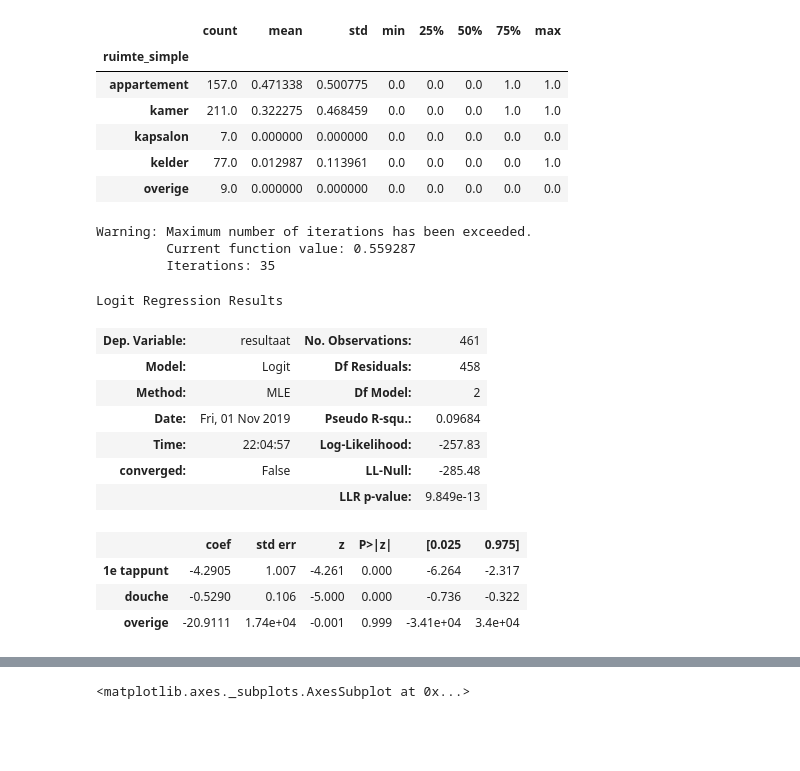
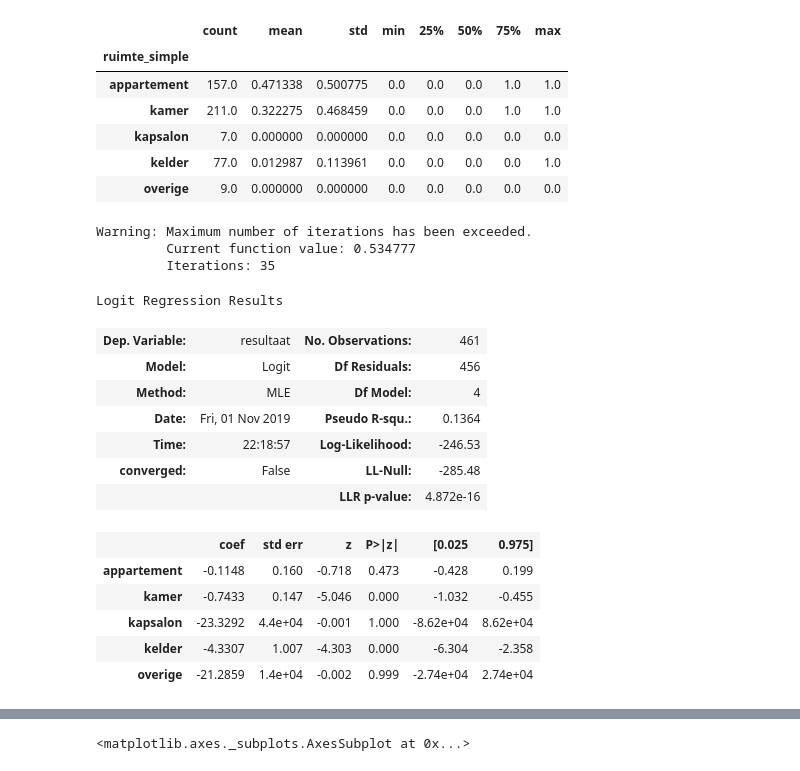
Before and after one commit to esquire900/team-water, a Jupyter notebook: heeft-het-nut/data-tapping-points.ipynb, the cells around one changed output, grey strips where cells are left out. Drawn from its saved outputs; the diff is of its cells as text; code cells hidden in the pictures; blank space fills up the shorter version.

```diff
--- a/heeft-het-nut/data-tapping-points.ipynb
+++ b/heeft-het-nut/data-tapping-points.ipynb
@@ -13,7 +13,7 @@ df['datetime'] = pd.to_datetime(df.datum + ' ' + df.tijd)
 def convert_tappunt(x):
     x = str(x).lower()
     if 'thermostatische douchemengkraan' in x or 'therm.' in x:
-        return 'douche'
+        return 'therm douche'
     if 'douche' in x:
         return 'douche'
     if '1e tappunt' in x:
@@ -49,3 +49,4 @@ def get_level(x):
     return -1
 
 df_tmp['app_level'] = df_tmp.ruimte.apply(get_level)
+target = (df_tmp.resultaat > 0).astype(int)
@@ -61,21 +117,23 @@ df_tmp['app_level'] = df_tmp.ruimte.apply(get_level)
 | overige | 9.0 | 0.000000 | 0.000000 | 0.0 | 0.0 | 0.0 | 0.0 | 0.0 |
 # %%
 model = sm.Logit(df_tmp.resultaat > 0,
-                 pd.get_dummies(df_tmp['tappunt_simple']))
+                 pd.get_dummies(df_tmp['ruimte_simple']))
 model.fit().summary()
 # %% [output]
 Warning: Maximum number of iterations has been exceeded.
-         Current function value: 0.559287
+         Current function value: 0.534777
          Iterations: 35
 Logit Regression Results
 | Dep. Variable: | resultaat | No. Observations: | 461 |
-| Model: | Logit | Df Residuals: | 458 |
-| Method: | MLE | Df Model: | 2 |
-| Date: | Fri, 01 Nov 2019 | Pseudo R-squ.: | 0.09684 |
-| Time: | 22:04:57 | Log-Likelihood: | -257.83 |
+| Model: | Logit | Df Residuals: | 456 |
+| Method: | MLE | Df Model: | 4 |
+| Date: | Fri, 01 Nov 2019 | Pseudo R-squ.: | 0.1364 |
+| Time: | 22:18:57 | Log-Likelihood: | -246.53 |
 | converged: | False | LL-Null: | -285.48 |
-|  |  | LLR p-value: | 9.849e-13 |
+|  |  | LLR p-value: | 4.872e-16 |
 |  | coef | std err | z | P>|z| | [0.025 | 0.975] |
-| 1e tappunt | -4.2905 | 1.007 | -4.261 | 0.000 | -6.264 | -2.317 |
-| douche | -0.5290 | 0.106 | -5.000 | 0.000 | -0.736 | -0.322 |
-| overige | -20.9111 | 1.74e+04 | -0.001 | 0.999 | -3.41e+04 | 3.4e+04 |
+| appartement | -0.1148 | 0.160 | -0.718 | 0.473 | -0.428 | 0.199 |
+| kamer | -0.7433 | 0.147 | -5.046 | 0.000 | -1.032 | -0.455 |
+| kapsalon | -23.3292 | 4.4e+04 | -0.001 | 1.000 | -8.62e+04 | 8.62e+04 |
+| kelder | -4.3307 | 1.007 | -4.303 | 0.000 | -6.304 | -2.358 |
+| overige | -21.2859 | 1.4e+04 | -0.002 | 0.999 | -2.74e+04 | 2.74e+04 |
```
Also changed, not shown: parts of 5 cells of this notebook, 4 other files.
